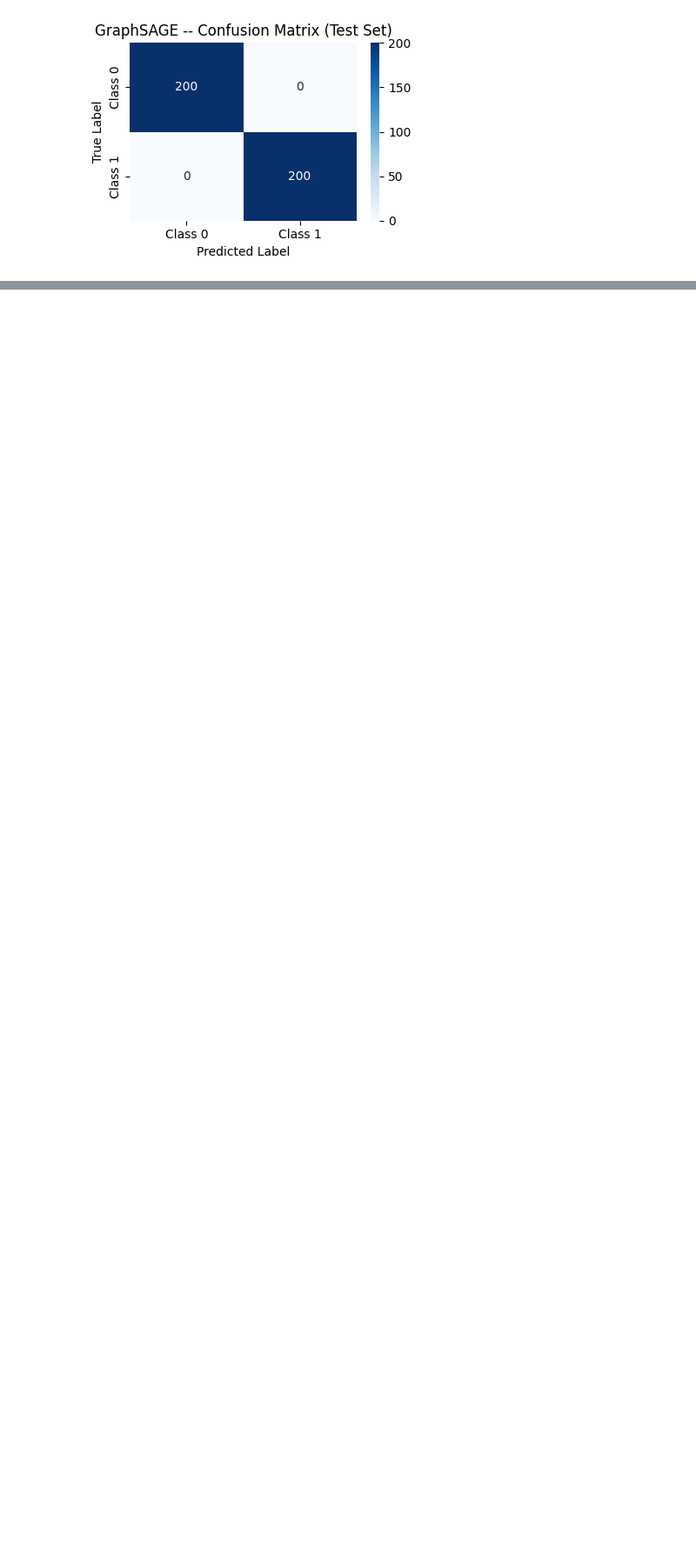
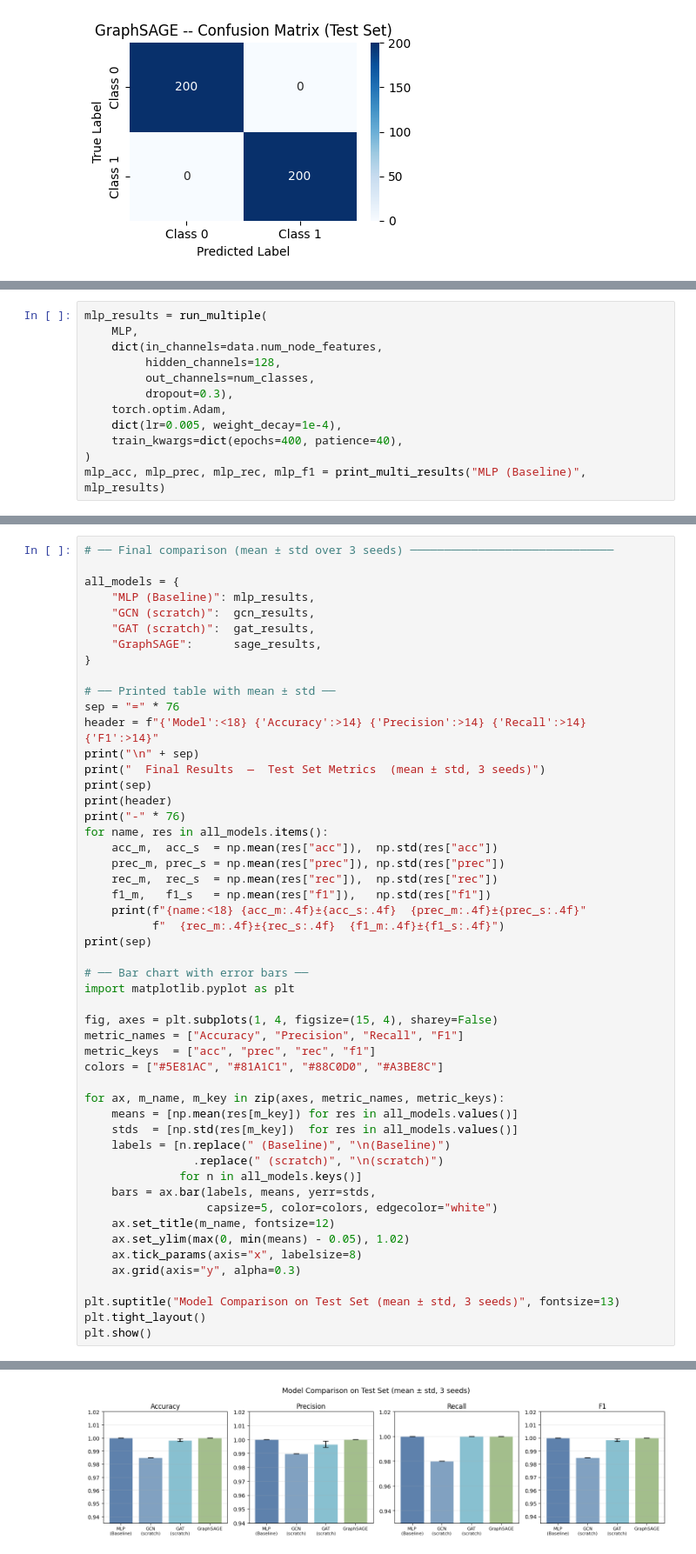
Before and after one commit to saideepaksana/Fraud-Analytics, a Jupyter notebook: Assignment1/GNN_Assignment_Final.ipynb, the cells around one changed output, grey strips where cells are left out. Shown at 87% size. Cells and saved outputs as stored; diff of their text form; blank space fills up the shorter version.

```diff
--- a/Assignment1/GNN_Assignment_Final.ipynb
+++ b/Assignment1/GNN_Assignment_Final.ipynb
@@ -813,0 +1023,12 @@ To reproduce these results exactly:
+# %%
+mlp_results = run_multiple(
+    MLP,
+    dict(in_channels=data.num_node_features,
+         hidden_channels=128,
+         out_channels=num_classes,
+         dropout=0.3),
+    torch.optim.Adam,
+    dict(lr=0.005, weight_decay=1e-4),
+    train_kwargs=dict(epochs=400, patience=40),
+)
+mlp_acc, mlp_prec, mlp_rec, mlp_f1 = print_multi_results("MLP (Baseline)", mlp_results)
@@ -813,0 +1068,52 @@ To reproduce these results exactly:
+# %%
+# ── Final comparison (mean ± std over 3 seeds) ──────────────────────────────
+
+all_models = {
+    "MLP (Baseline)": mlp_results,
+    "GCN (scratch)":  gcn_results,
+    "GAT (scratch)":  gat_results,
+    "GraphSAGE":      sage_results,
+}
+
+# ── Printed table with mean ± std ──
+sep = "=" * 76
+header = f"{'Model':<18} {'Accuracy':>14} {'Precision':>14} {'Recall':>14} {'F1':>14}"
+print("\n" + sep)
+print("  Final Results  —  Test Set Metrics  (mean ± std, 3 seeds)")
+print(sep)
+print(header)
+print("-" * 76)
+for name, res in all_models.items():
+    acc_m,  acc_s  = np.mean(res["acc"]),  np.std(res["acc"])
+    prec_m, prec_s = np.mean(res["prec"]), np.std(res["prec"])
+    rec_m,  rec_s  = np.mean(res["rec"]),  np.std(res["rec"])
+    f1_m,   f1_s   = np.mean(res["f1"]),   np.std(res["f1"])
+    print(f"{name:<18} {acc_m:.4f}±{acc_s:.4f}  {prec_m:.4f}±{prec_s:.4f}"
+          f"  {rec_m:.4f}±{rec_s:.4f}  {f1_m:.4f}±{f1_s:.4f}")
+print(sep)
+
+# ── Bar chart with error bars ──
+import matplotlib.pyplot as plt
+
+fig, axes = plt.subplots(1, 4, figsize=(15, 4), sharey=False)
+metric_names = ["Accuracy", "Precision", "Recall", "F1"]
+metric_keys  = ["acc", "prec", "rec", "f1"]
+colors = ["#5E81AC", "#81A1C1", "#88C0D0", "#A3BE8C"]
+
+for ax, m_name, m_key in zip(axes, metric_names, metric_keys):
+    means = [np.mean(res[m_key]) for res in all_models.values()]
+    stds  = [np.std(res[m_key])  for res in all_models.values()]
+    labels = [n.replace(" (Baseline)", "\n(Baseline)")
+                .replace(" (scratch)", "\n(scratch)")
+              for n in all_models.keys()]
+    bars = ax.bar(labels, means, yerr=stds,
+                  capsize=5, color=colors, edgecolor="white")
+    ax.set_title(m_name, fontsize=12)
+    ax.set_ylim(max(0, min(means) - 0.05), 1.02)
+    ax.tick_params(axis="x", labelsize=8)
+    ax.grid(axis="y", alpha=0.3)
+
+plt.suptitle("Model Comparison on Test Set (mean ± std, 3 seeds)", fontsize=13)
+plt.tight_layout()
+plt.show()
+# %% [output]
@@ -813,0 +1130 @@ To reproduce these results exactly:
+[figure, added]
```
Also changed, not shown: parts of 31 cells of this notebook.
